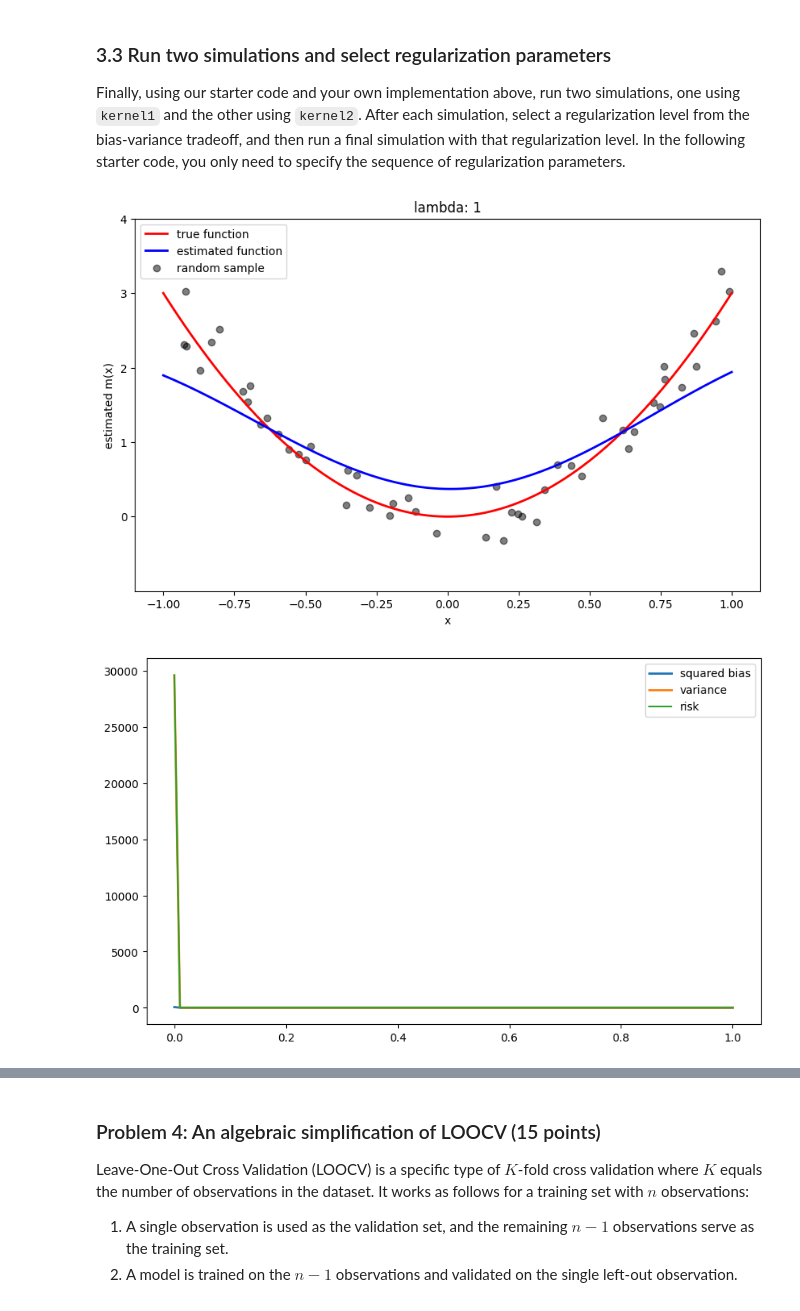
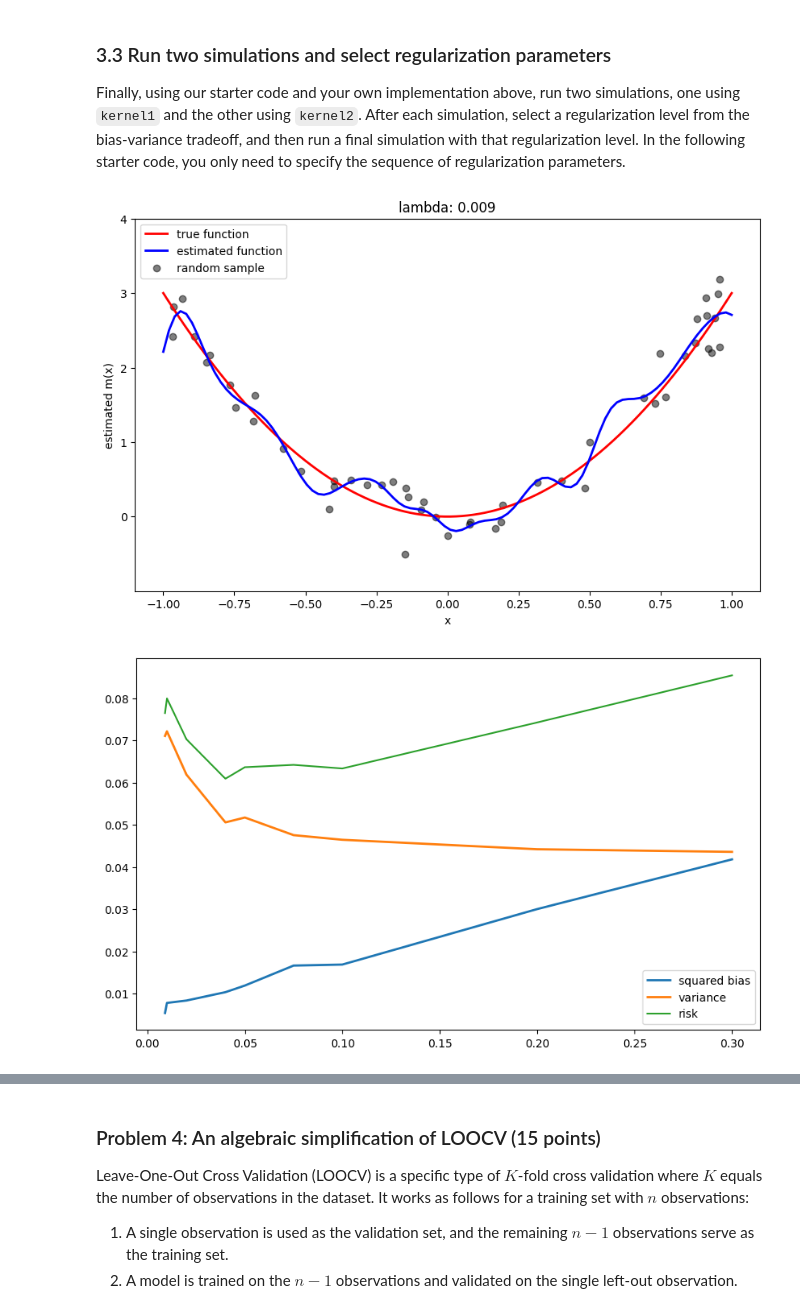
Before and after one commit to wdweng/iml, a Jupyter notebook: assignments/assn1/assn1.ipynb, the cells around one changed output, grey strips where cells are left out. Saved outputs shown, nothing was run; the diff lists cells and outputs as text; code cells hidden in the pictures.

```diff
--- a/assignments/assn1/assn1.ipynb
+++ b/assignments/assn1/assn1.ipynb
@@ -305,19 +305,21 @@ def mercer_kernel_regress(kernel, X, y, x, lmbda):
     K = np.zeros((n, n))
     for i in range(n):
       for j in range(n):
-        K[i, j] = kernel(X[i] - X[j], 1.0)
+        K[i, j] = kernel(X[i], X[j])
     alpha = np.linalg.solve(K + lmbda * np.eye(n), y)
-    y_pred = []
-    for xi in x:
-      k_vec = np.array([kernel(xi - X[j], 1.0) for j in range(n)])
-      y_pred.append(np.dot(alpha, k_vec))
-    return np.array(y_pred)
-def kernel1(u,h):
+    y_pred = np.zeros_like(x)
+    for i in range(len(x)):
+      for j in range(n):
+        y_pred[i] += alpha[j] * kernel(X[j], x[i])
+    return y_pred
+def kernel1(x,y):
     # your implementation here
-    return np.exp(-(u)**2/(2*h**2))
-def kernel2(u,h):
+    bandwidth = 0.1
+    return np.exp(-0.5 * ((x - y) / bandwidth) ** 2)
+def kernel2(x,y):
     # your implementation here
-    return (78./80) * ((1 - np.abs(u)**3/h**3)**3)*np.array(np.fabs(u)/h < 1)
+    bandwidth = 0.5
+    return np.exp(-0.5 * ((x - y) / bandwidth) ** 2)
 # %% [markdown]
 ###  3.3 Run two simulations and select regularization parameters
 
@@ -325,9 +327,9 @@ Finally, using our starter code and your own implementation above, run two simul
 using `kernel1` and the other using `kernel2`. After each simulation, select a regularization level from the bias-variance tradeoff, and then run a final simulation with that regularization level. In the following
 starter code, you only need to specify the sequence of regularization parameters.
 # %%
-lmbdas = np.linspace(0, 1, 100)
+lmbdas = [.3, .2, .1, .075, .05, .04, .02, .01, .009]
 run_simulation(kernel1, lmbdas)
 # %% [output]
-[figure, old version]
+[figure, new version]
-[figure, old version]
+[figure, new version]
 # %%
```
Also changed, not shown: parts of 3 cells of this notebook.
